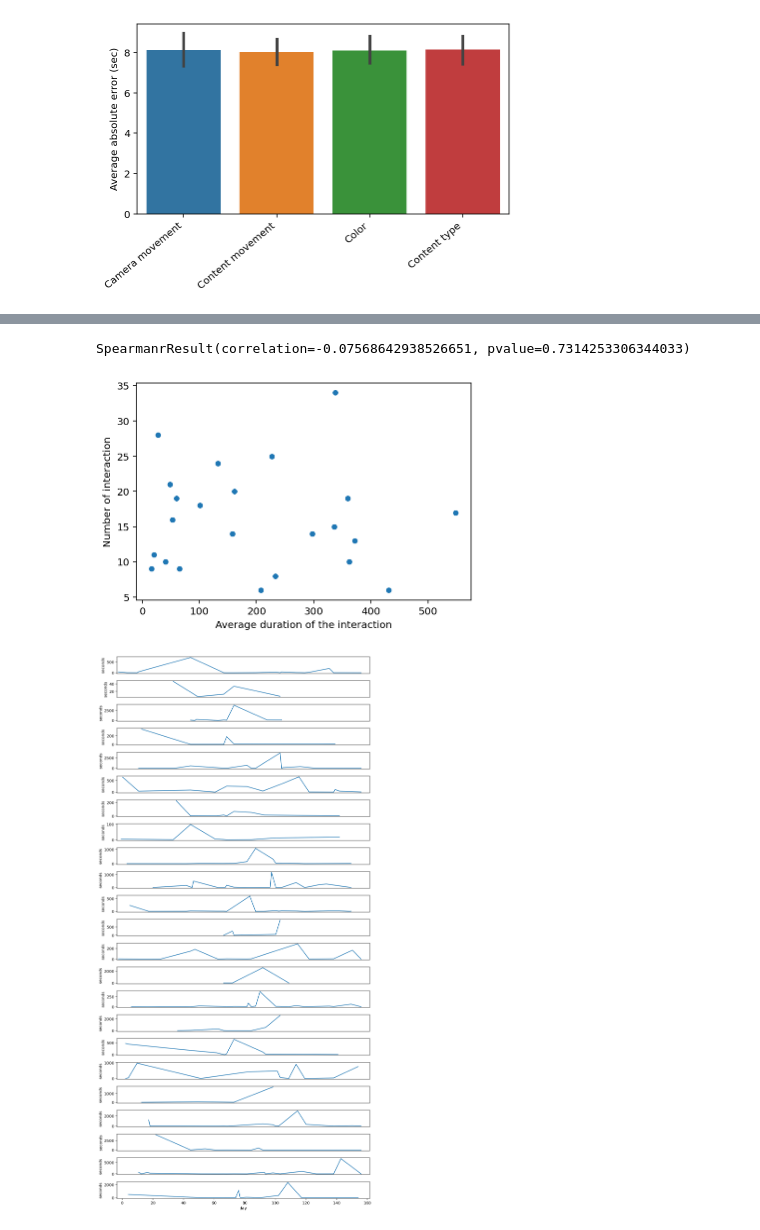
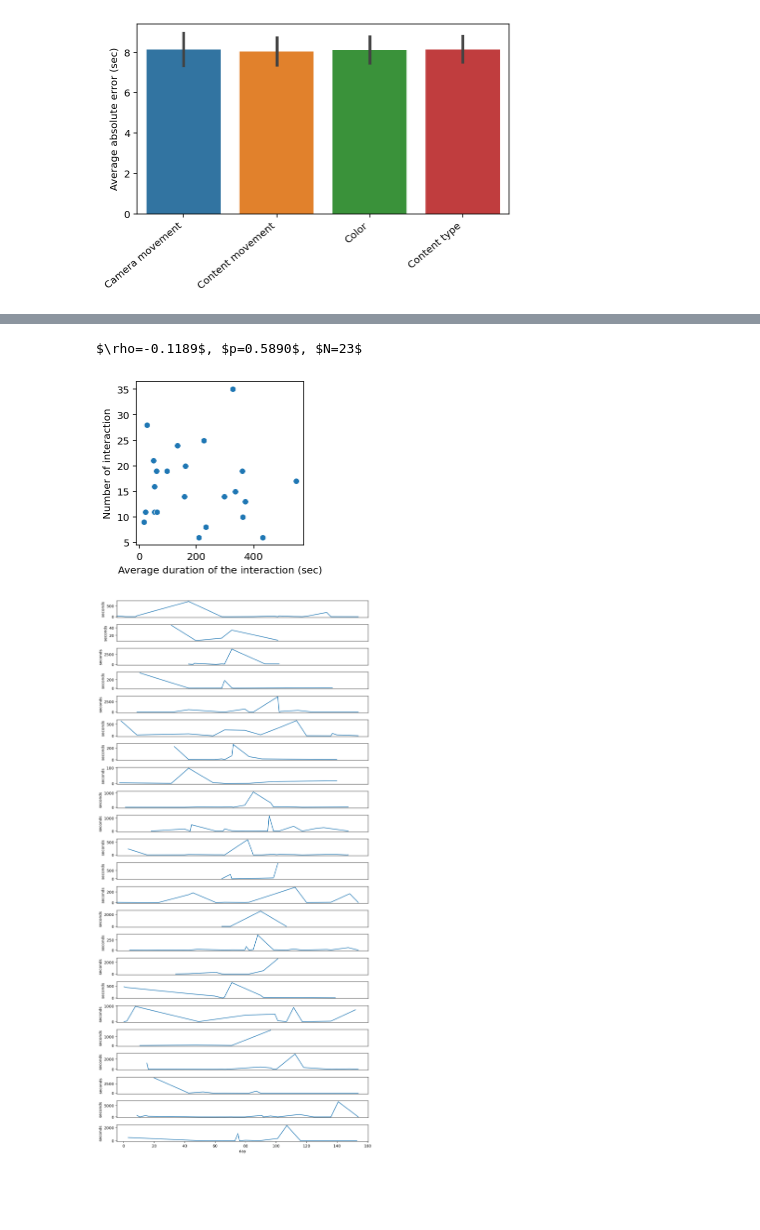
Before and after one commit to AurelienNioche/DoggyVision, a Jupyter notebook: main.ipynb, the cells around one changed output, grey strips where cells are left out. Drawn from its saved outputs; the diff is of its cells as text; code cells hidden in the pictures; blank space fills up the shorter version.

```diff
--- a/main.ipynb
+++ b/main.ipynb
@@ -14,16 +53,19 @@ os.makedirs("fig", exist_ok=True)
 # %%
-df = pd.read_csv("data/data.csv", index_col=0, )
+df = pd.read_csv("data/data.csv")
 df = df.drop(df[df.time == "/"].index)
 df = df.drop(df[df.video == "/"].index)
 df = df.dropna()
-df = df.reset_index()
 df['date'] = pd.to_datetime(df['date'].apply(str)+' '+ df['time'], format="%d/%m/%Y %H:%M:%S")
 df.rename(columns={"date": "datetime"}, inplace=True)
 df.drop("time", inplace=True, axis=1)
+df.sort_values(by="datetime", inplace=True)
+df.reset_index(inplace=True, drop=True)
 # df.date = pd.to_datetime(df.date, infer_datetime_format=True)
 # df.time = pd.to_datetime(df.time, infer_datetime_format=True).apply(lambda x: x.time())
 df.seconds = pd.to_numeric(df.seconds)
-df.day = pd.to_numeric(df.day)
+df['day'] = pd.to_numeric(df['day']) - 1
+# first_date = df.datetime.sort_values().iloc[0] # .date()
+# df['day'] = df.datetime.apply(lambda x: x - first_date).dt.days
 df
 # %% [output]
 |  | day | datetime | seconds | video |
@@ -568,18 +622,21 @@ Notes:
 strong multicollinearity problems or that the design matrix is singular.
 # %%
-fig, ax = plt.subplots()
+fig, ax = plt.subplots(figsize=(3, 3))
 
 x = df.groupby('video')['seconds'].mean()
 y = df['video'].value_counts()[x.index]
 
 sns.scatterplot(x=x, y=y, ax=ax);
-ax.set_xlabel("Average duration of the interaction")
+ax.set_xlabel("Average duration of the interaction (sec)")
 ax.set_ylabel("Number of interaction")
 
-spearmanr(x, y)
+plt.savefig("fig/familiarity.pdf")
+
+corr, p = spearmanr(x, y)
+print(f"$\\rho={corr:.4f}$, $p={p:.4f}$, $N={len(x)}$")
 # %% [output]
-SpearmanrResult(correlation=-0.07568642938526651, pvalue=0.7314253306344033)
+$\rho=-0.1189$, $p=0.5890$, $N=23$
-[figure, old version]
+[figure, new version]
 # %%
 fig, axes = plt.subplots(nrows=n_video, figsize=(10, 20))
 
@@ -595,5 +652,5 @@ for ax in axes[:-1]:
 
 plt.tight_layout()
 # %% [output]
-[figure, old version]
+[figure, new version]
 # %%
```
Also changed, not shown: parts of 33 cells of this notebook, 3 other files.
